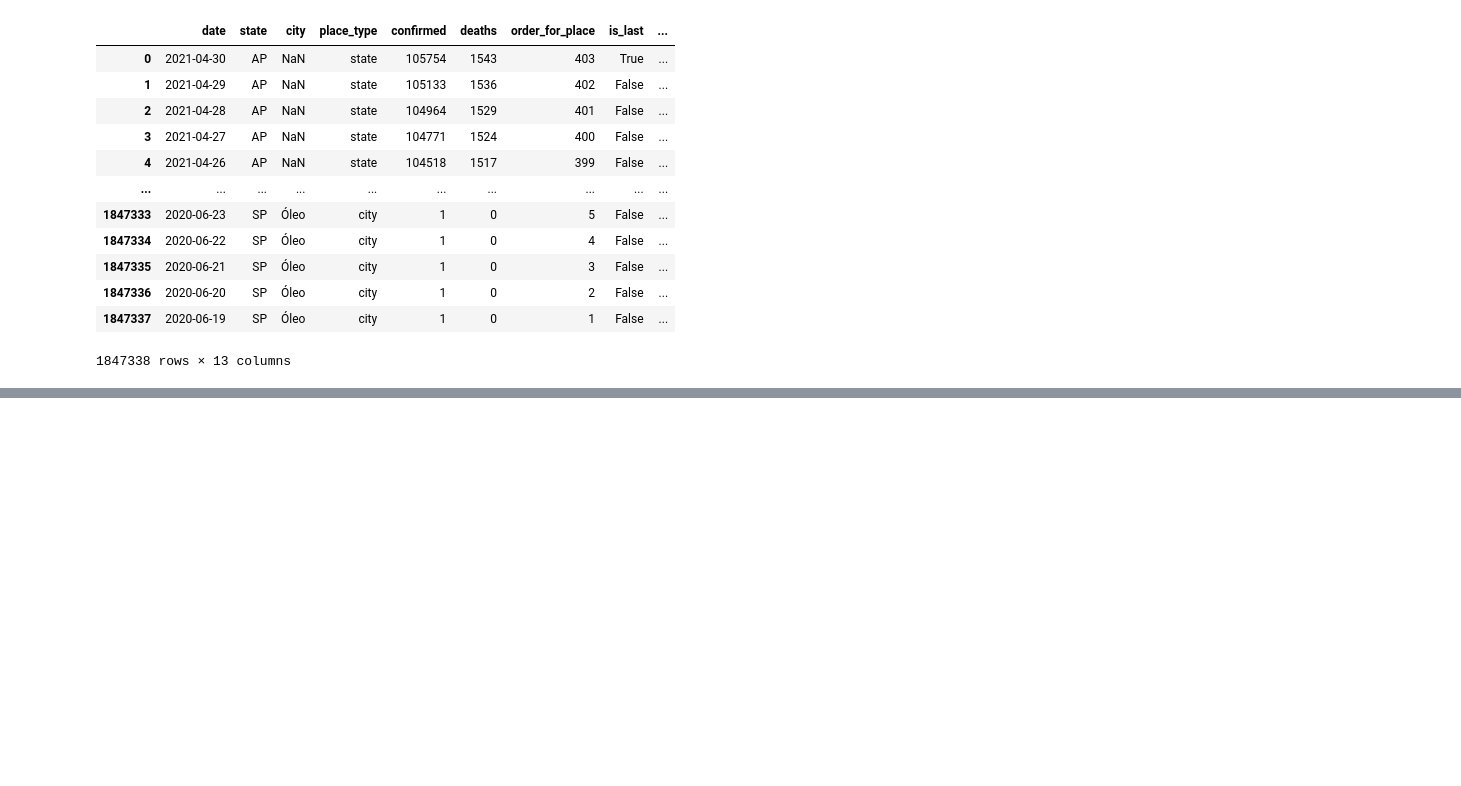
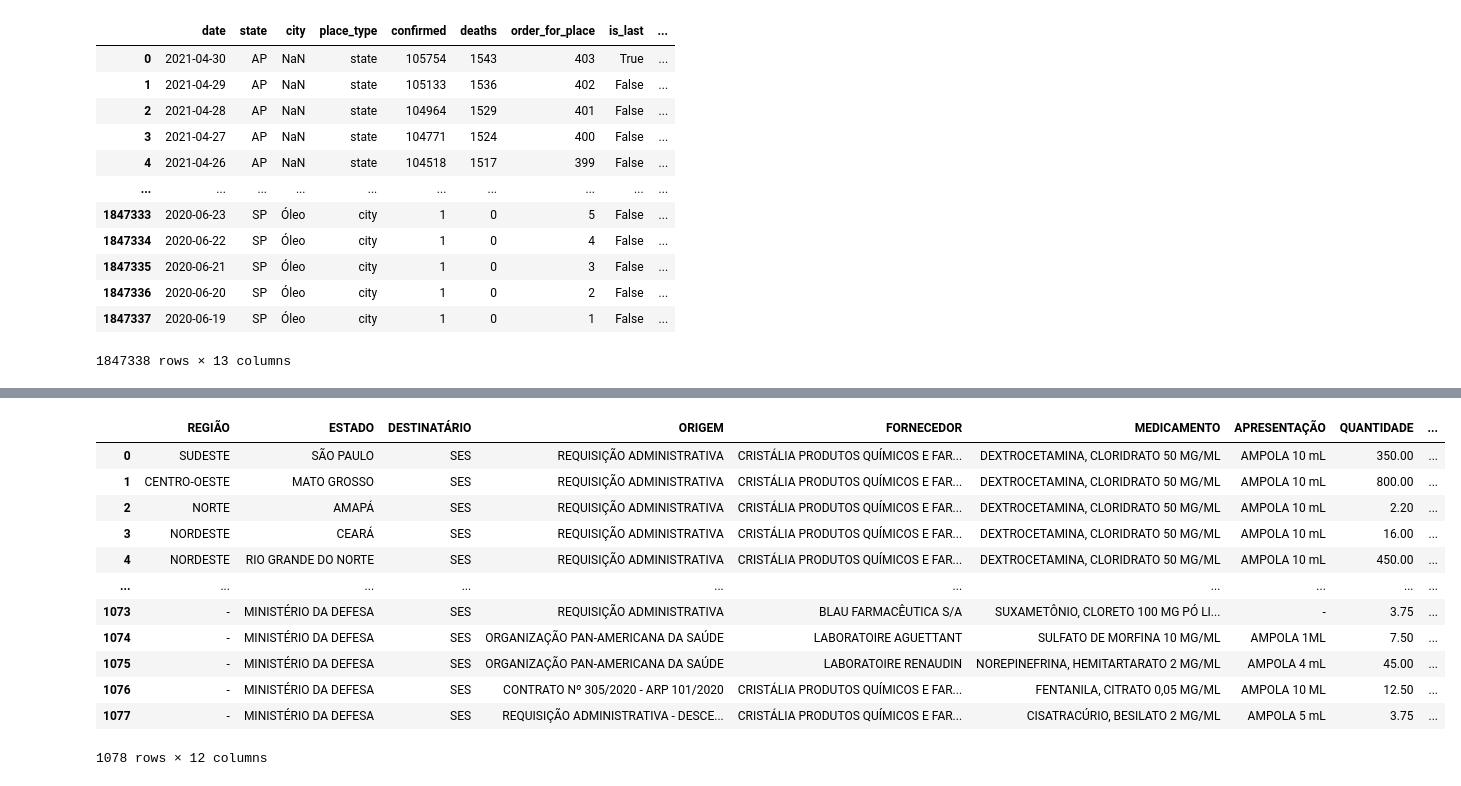
Before and after one commit to patrick-oliveira/ProjetoBD, a Jupyter notebook: processamento_dados.ipynb, the cells around one changed output, grey strips where cells are left out. Drawn from its saved outputs; the diff is of its cells as text; code cells hidden in the pictures; blank space fills up the shorter version.

```diff
--- a/processamento_dados.ipynb
+++ b/processamento_dados.ipynb
@@ -789,0 +760,5 @@ True
+# %%
+anestesicos = pd.read_csv('data/distribuição_anestésicos_bloqueadores.csv', encoding = 'latin1', sep = ';')
+equipamentos = pd.read_csv('data/distribuição_equipamentos_de_proteção.csv', encoding = 'latin1')
+respiradores = pd.read_csv('data/distribuição_respiradores.csv', encoding = 'latin1', sep = ';')
+medicamentos = pd.read_excel('data/distribuição_medicamentos.xlsx')
@@ -789,0 +779,17 @@ True
+# %%
+anestesicos = anestesicos[['REGIÃO', 'ESTADO', 'DESTINATÁRIO', 'ORIGEM', 'FORNECEDOR', 'MEDICAMENTO', 'APRESENTAÇÃO', 'QUANTIDADE', 'PEDIDO SISMAT', 'Pauta', 'STATUS', 'DATA DE ENTREGA']]
+anestesicos
+# %% [output]
+|  | REGIÃO | ESTADO | DESTINATÁRIO | ORIGEM | FORNECEDOR | MEDICAMENTO | APRESENTAÇÃO | QUANTIDADE | ... |
+| 0 | SUDESTE | SÃO PAULO | SES | REQUISIÇÃO ADMINISTRATIVA | CRISTÁLIA PRODUTOS QUÍMICOS E FAR... | DEXTROCETAMINA, CLORIDRATO 50 MG/ML | AMPOLA 10 mL | 350.00 | ... |
+| 1 | CENTRO-OESTE | MATO GROSSO | SES | REQUISIÇÃO ADMINISTRATIVA | CRISTÁLIA PRODUTOS QUÍMICOS E FAR... | DEXTROCETAMINA, CLORIDRATO 50 MG/ML | AMPOLA 10 mL | 800.00 | ... |
+| 2 | NORTE | AMAPÁ | SES | REQUISIÇÃO ADMINISTRATIVA | CRISTÁLIA PRODUTOS QUÍMICOS E FAR... | DEXTROCETAMINA, CLORIDRATO 50 MG/ML | AMPOLA 10 mL | 2.20 | ... |
+| 3 | NORDESTE | CEARÁ | SES | REQUISIÇÃO ADMINISTRATIVA | CRISTÁLIA PRODUTOS QUÍMICOS E FAR... | DEXTROCETAMINA, CLORIDRATO 50 MG/ML | AMPOLA 10 mL | 16.00 | ... |
+| 4 | NORDESTE | RIO GRANDE DO NORTE | SES | REQUISIÇÃO ADMINISTRATIVA | CRISTÁLIA PRODUTOS QUÍMICOS E FAR... | DEXTROCETAMINA, CLORIDRATO 50 MG/ML | AMPOLA 10 mL | 450.00 | ... |
+| ... | ... | ... | ... | ... | ... | ... | ... | ... | ... |
+| 1073 | - | MINISTÉRIO DA DEFESA | SES | REQUISIÇÃO ADMINISTRATIVA | BLAU FARMACÊUTICA S/A | SUXAMETÔNIO, CLORETO 100 MG PÓ LI... | - | 3.75 | ... |
+| 1074 | - | MINISTÉRIO DA DEFESA | SES | ORGANIZAÇÃO PAN-AMERICANA DA SAÚDE | LABORATOIRE AGUETTANT | SULFATO DE MORFINA 10 MG/ML | AMPOLA 1ML | 7.50 | ... |
+| 1075 | - | MINISTÉRIO DA DEFESA | SES | ORGANIZAÇÃO PAN-AMERICANA DA SAÚDE | LABORATOIRE RENAUDIN | NOREPINEFRINA, HEMITARTARATO 2 MG/ML | AMPOLA 4 mL | 45.00 | ... |
+| 1076 | - | MINISTÉRIO DA DEFESA | SES | CONTRATO Nº 305/2020 - ARP 101/2020 | CRISTÁLIA PRODUTOS QUÍMICOS E FAR... | FENTANILA, CITRATO 0,05 MG/ML | AMPOLA 10 ML | 12.50 | ... |
+| 1077 | - | MINISTÉRIO DA DEFESA | SES | REQUISIÇÃO ADMINISTRATIVA - DESCE... | CRISTÁLIA PRODUTOS QUÍMICOS E FAR... | CISATRACÚRIO, BESILATO 2 MG/ML | AMPOLA 5 mL | 3.75 | ... |
+1078 rows × 12 columns
```
Also changed, not shown: parts of 50 cells of this notebook, 5 other files.
